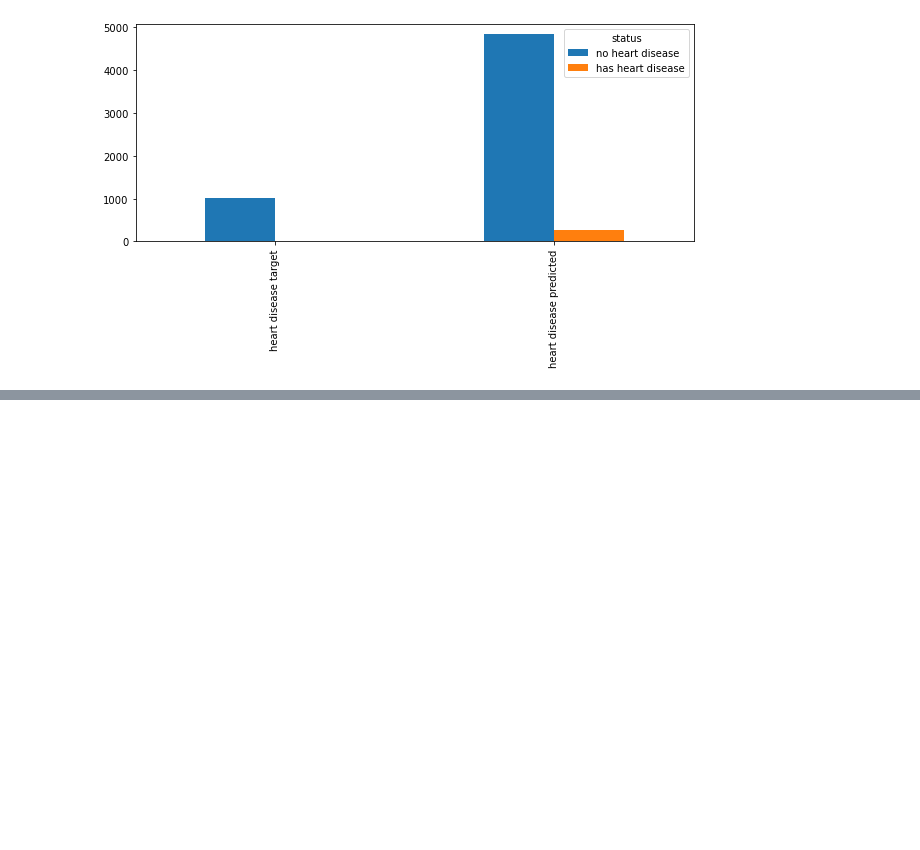
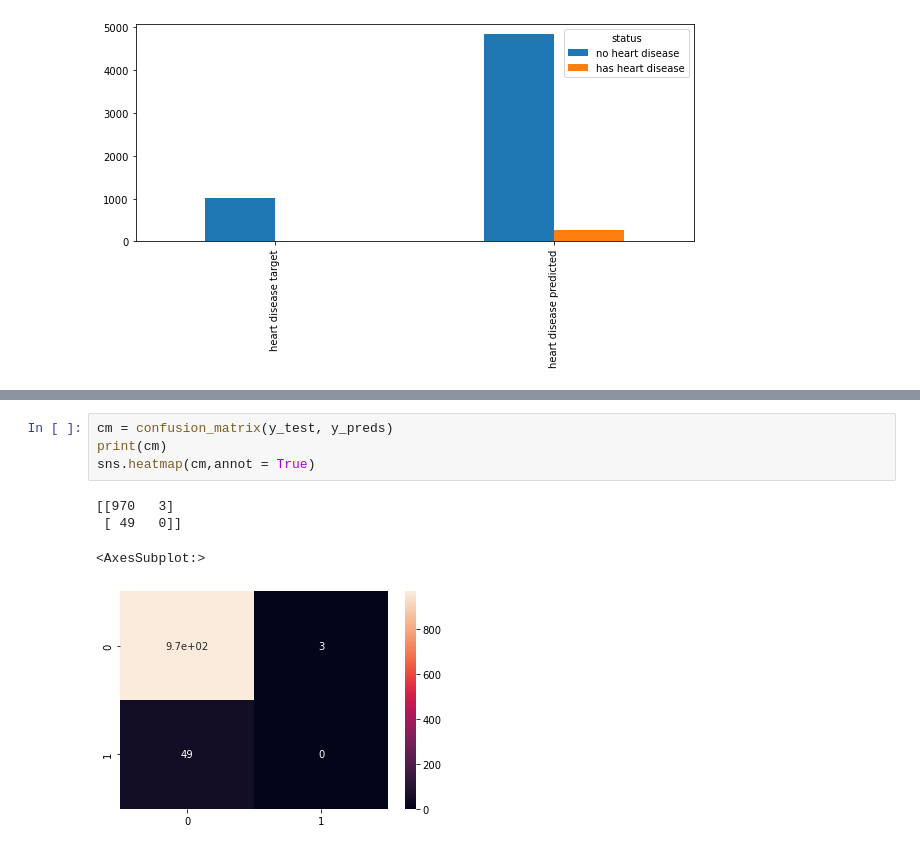
Before and after one commit to godwinnwalozie/Machine_Learning_Supervised, a Jupyter notebook: Medical Diabetes/diabetes classification.ipynb, the cells around one changed output, grey strips where cells are left out. Saved outputs shown, nothing was run; the diff lists cells and outputs as text; blank space fills up the shorter version.

```diff
--- a/Medical Diabetes/diabetes classification.ipynb
+++ b/Medical Diabetes/diabetes classification.ipynb
@@ -327,0 +375,9 @@ combine_check.plot(kind = 'bar', ax= ax)
+# %%
+cm = confusion_matrix(y_test, y_preds)
+print(cm)
+sns.heatmap(cm,annot = True)
+# %% [output]
+[[970   3]
+ [ 49   0]]
+<AxesSubplot:>
+[figure, added]
```
Also changed, not shown: parts of 13 cells of this notebook, 24 other files.
